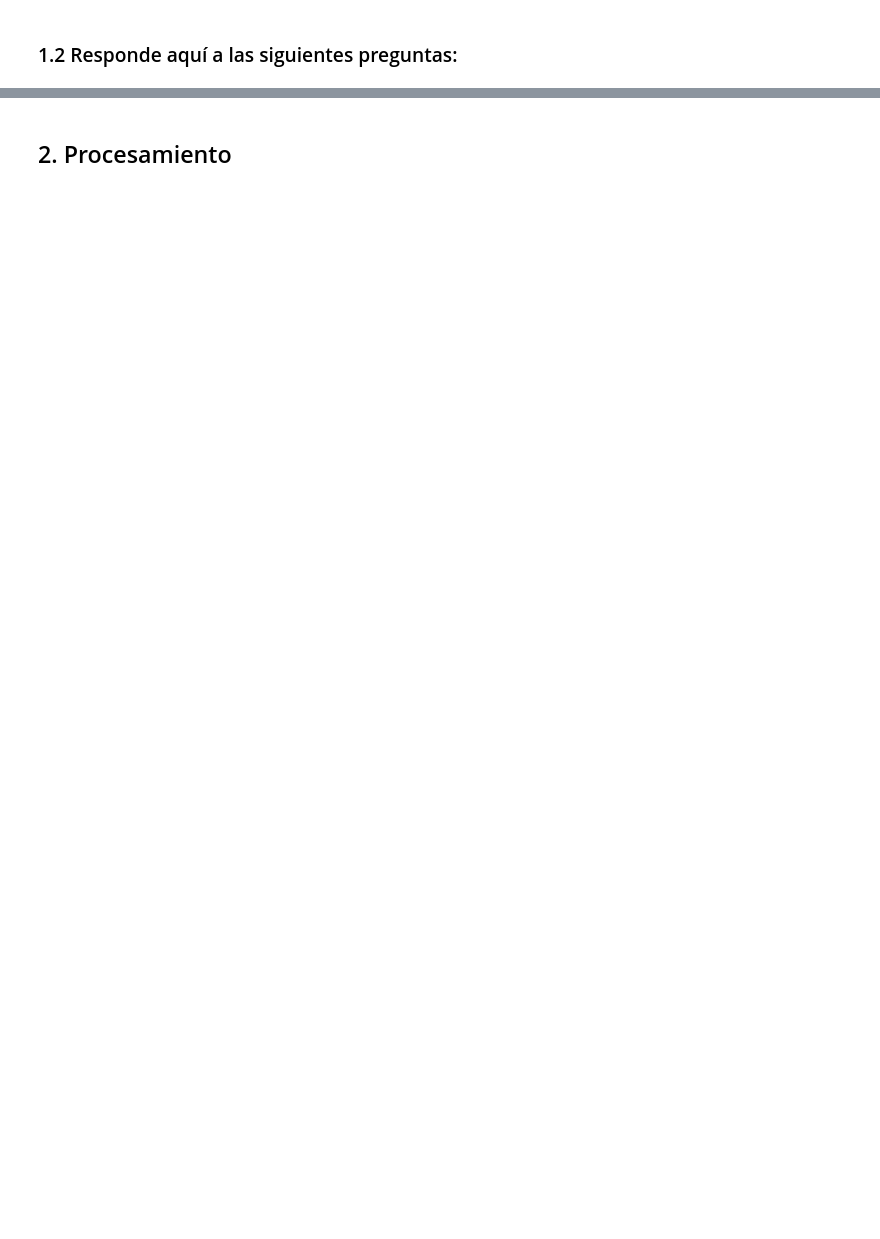
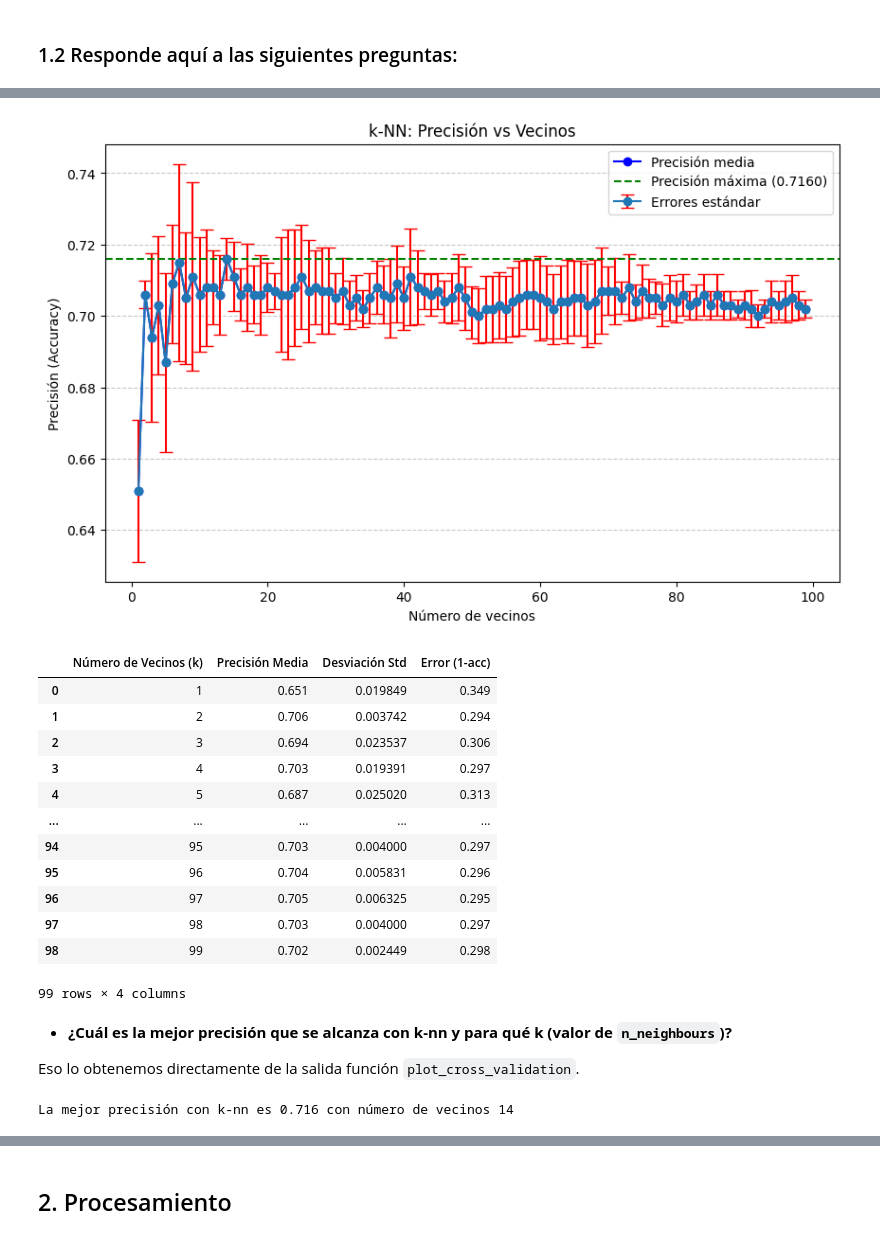
Before and after one commit to Cocolocoloco777/IA, a Jupyter notebook: Práctica 3/p3_03.ipynb, the cells around one changed output, grey strips where cells are left out. Drawn from its saved outputs; the diff is of its cells as text; code cells hidden in the pictures; blank space fills up the shorter version.

```diff
--- a/Práctica 3/p3_03.ipynb
+++ b/Práctica 3/p3_03.ipynb
@@ -97,0 +312,27 @@ print('Estimación de la precisión por validación cruzada: {:.2f} +/- {:.2f}'.
+# %%
+num_neighbors = 100
+knn_classifiers = [KNeighborsClassifier(n_neighbors=n) for n in range(1, num_neighbors)]
+max_index_knn , max_prec_knn, max_std_knn = plot_cross_validation(X, y, knn_classifiers, range(1,num_neighbors), 'k-NN: Precisión vs Vecinos', 'Número de vecinos', table= True, xticks = False)
+# %% [output]
+[figure, added]
+|  | Número de Vecinos (k) | Precisión Media | Desviación Std | Error (1-acc) |
+| 0 | 1 | 0.651 | 0.019849 | 0.349 |
+| 1 | 2 | 0.706 | 0.003742 | 0.294 |
+| 2 | 3 | 0.694 | 0.023537 | 0.306 |
+| 3 | 4 | 0.703 | 0.019391 | 0.297 |
+| 4 | 5 | 0.687 | 0.025020 | 0.313 |
+| ... | ... | ... | ... | ... |
+| 94 | 95 | 0.703 | 0.004000 | 0.297 |
+| 95 | 96 | 0.704 | 0.005831 | 0.296 |
+| 96 | 97 | 0.705 | 0.006325 | 0.295 |
+| 97 | 98 | 0.703 | 0.004000 | 0.297 |
+| 98 | 99 | 0.702 | 0.002449 | 0.298 |
+99 rows × 4 columns
+# %% [markdown]
+* **¿Cuál es la mejor precisión que se alcanza con k-nn y para qué k (valor de `n_neighbours`)?**
+
+Eso lo obtenemos directamente de la salida función `plot_cross_validation`.
+# %%
+print(f"La mejor precisión con k-nn es {max_prec_knn} con número de vecinos {max_index_knn}")
+# %% [output]
+La mejor precisión con k-nn es 0.716 con número de vecinos 14
```
Also changed, not shown: parts of 52 cells of this notebook, 1 other file.
